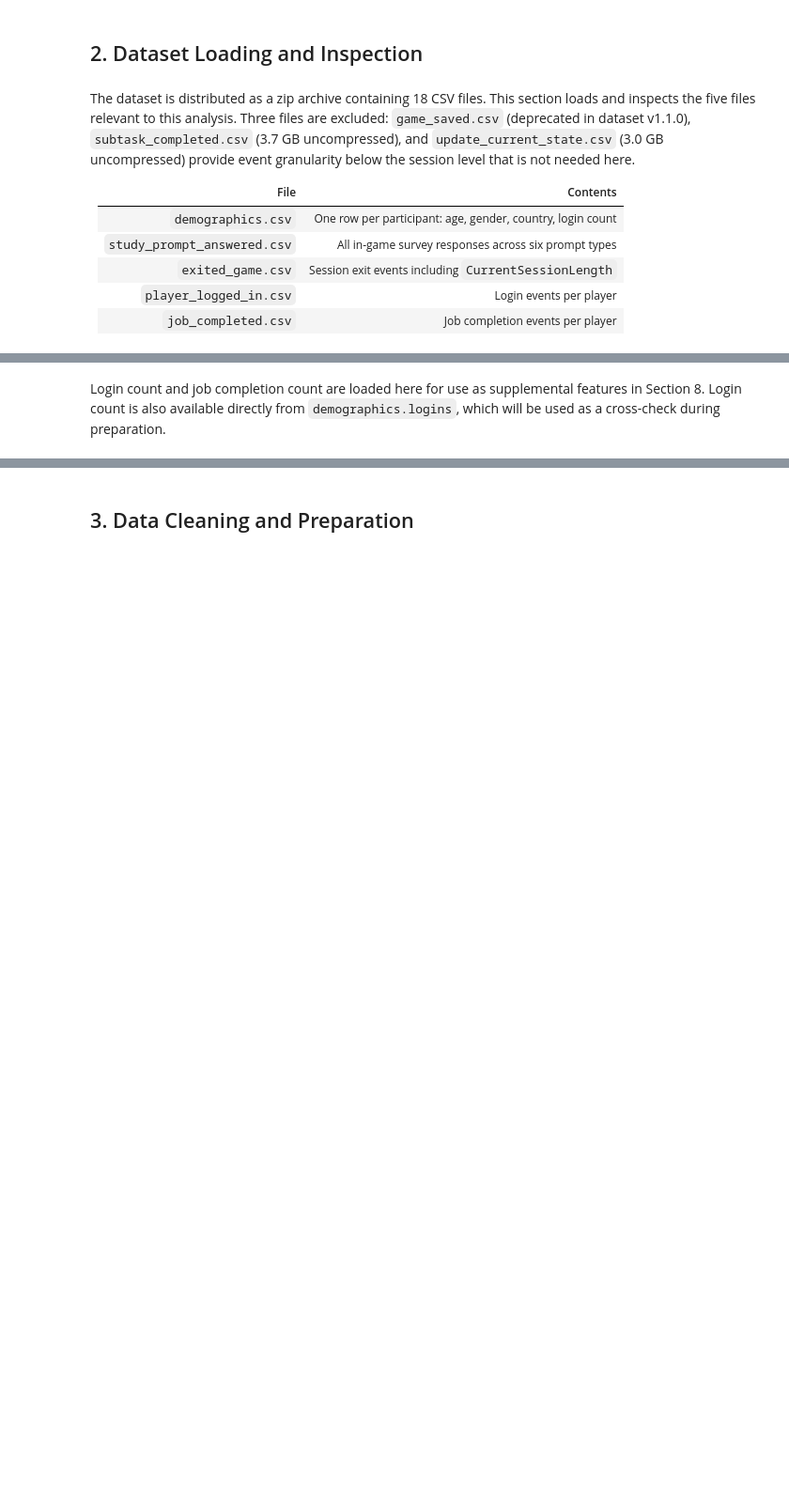
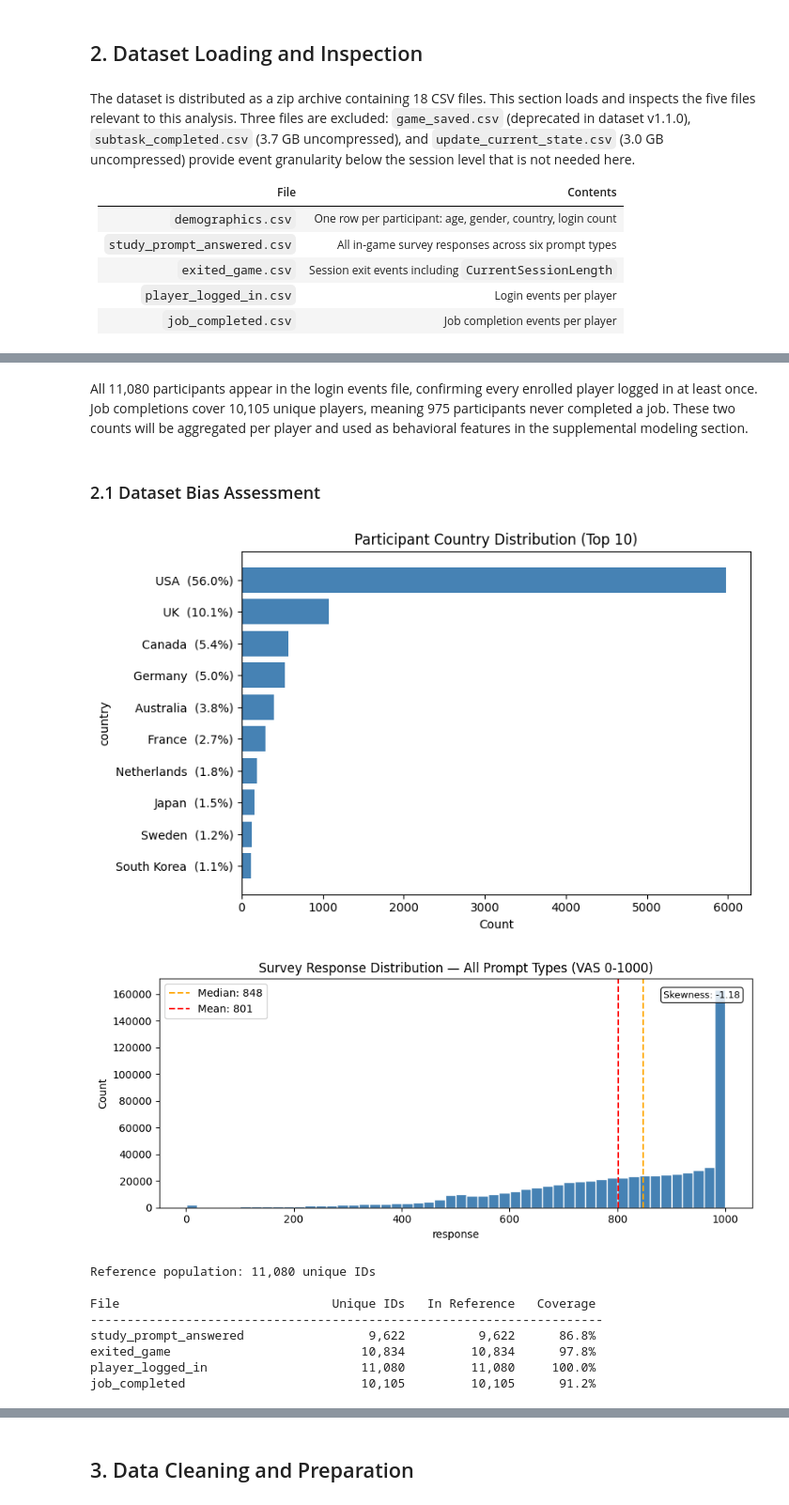
Before and after one commit to thebobmay/statistical-analysis-player-behavior, a Jupyter notebook: notebooks/analysis.ipynb, the cells around one changed output, grey strips where cells are left out. Shown at 94% size. Drawn from its saved outputs; the diff is of its cells as text; code cells hidden in the pictures; blank space fills up the shorter version.

```diff
--- a/notebooks/analysis.ipynb
+++ b/notebooks/analysis.ipynb
@@ -94,2 +166,29 @@ print(f'Job completions: {len(jobs):,} rows, {jobs["pid"].nunique():,} unique pl
 # %% [markdown]
-Login count and job completion count are loaded here for use as supplemental features in Section 8. Login count is also available directly from `demographics.logins`, which will be used as a cross-check during preparation.
+All 11,080 participants appear in the login events file, confirming every enrolled player logged in at least once. Job completions cover 10,105 unique players, meaning 975 participants never completed a job. These two counts will be aggregated per player and used as behavioral features in the supplemental modeling section.
+# %% [markdown]
+### 2.1 Dataset Bias Assessment
+# %%
+plot_group_distribution(demographics, 'country', top_n=10, title='Participant Country Distribution (Top 10)')
+
+plot_response_skew(survey_raw, 'response', title='Survey Response Distribution — All Prompt Types (VAS 0-1000)')
+
+summarize_coverage(
+    demographics['pid'],
+    {
+        'study_prompt_answered': survey_raw,
+        'exited_game':           sessions,
+        'player_logged_in':      logins,
+        'job_completed':         jobs,
+    }
+)
+# %% [output]
+[figure, added]
+[figure, added]
+Reference population: 11,080 unique IDs
+
+File                             Unique IDs   In Reference   Coverage
+----------------------------------------------------------------------
+study_prompt_answered                 9,622          9,622      86.8%
+exited_game                          10,834         10,834      97.8%
+player_logged_in                     11,080         11,080     100.0%
+job_completed                        10,105         10,105      91.2%
```
Also changed, not shown: parts of 14 cells of this notebook, 2 other files.
